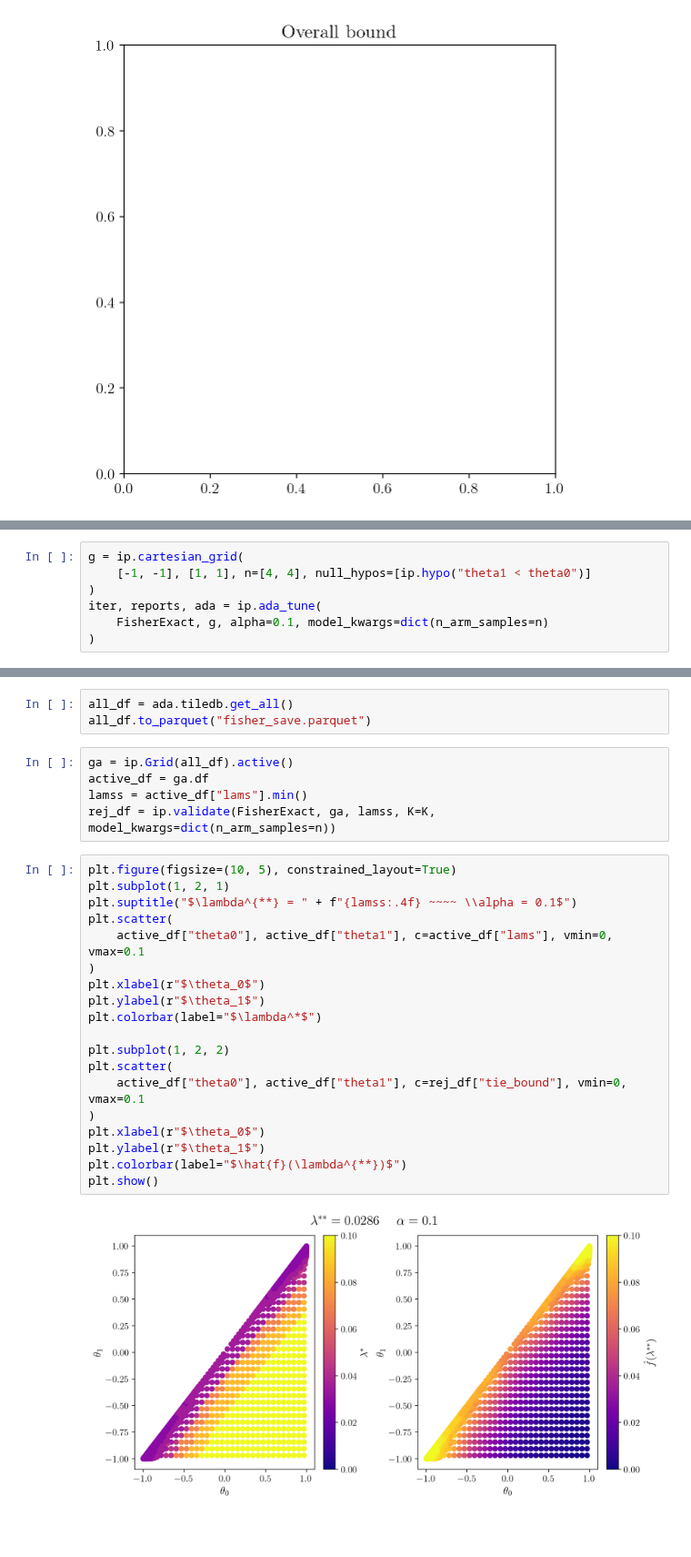
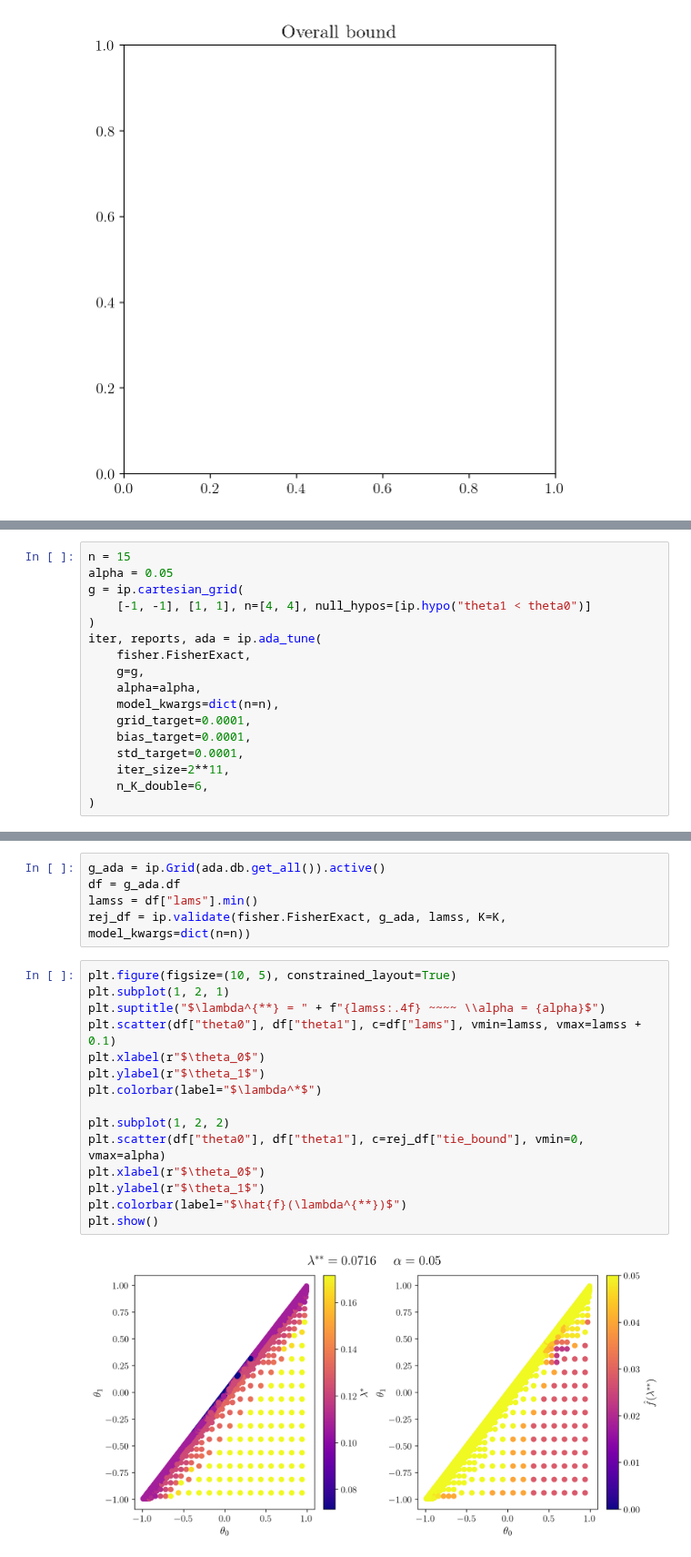
Before and after one commit to Confirm-Solutions/confirmasaurus, a Jupyter notebook: research/design/fisher.ipynb, the cells around one changed output, grey strips where cells are left out. Shown at 91% size. Drawn from its saved outputs; the diff is of its cells as text; blank space fills up the shorter version.

Commit message:
Tuning Fisher exact, comparing against Boschloo and Barnard.

```diff
--- a/research/design/fisher.ipynb
+++ b/research/design/fisher.ipynb
@@ -33,9 +147,19 @@ KeyError: 'theta1'
 # %%
+n = 15
+alpha = 0.05
 g = ip.cartesian_grid(
     [-1, -1], [1, 1], n=[4, 4], null_hypos=[ip.hypo("theta1 < theta0")]
 )
 iter, reports, ada = ip.ada_tune(
-    FisherExact, g, alpha=0.1, model_kwargs=dict(n_arm_samples=n)
+    fisher.FisherExact,
+    g=g,
+    alpha=alpha,
+    model_kwargs=dict(n=n),
+    grid_target=0.0001,
+    bias_target=0.0001,
+    std_target=0.0001,
+    iter_size=2**11,
+    n_K_double=6,
 )
 # %% [output]
 {
@@ -270,32 +394,25 @@ iter, reports, ada = ip.ada_tune(
-# %%
-all_df = ada.tiledb.get_all()
-all_df.to_parquet("fisher_save.parquet")
 # %%
-ga = ip.Grid(all_df).active()
-active_df = ga.df
-lamss = active_df["lams"].min()
-rej_df = ip.validate(FisherExact, ga, lamss, K=K, model_kwargs=dict(n_arm_samples=n))
+g_ada = ip.Grid(ada.db.get_all()).active()
+df = g_ada.df
+lamss = df["lams"].min()
+rej_df = ip.validate(fisher.FisherExact, g_ada, lamss, K=K, model_kwargs=dict(n=n))
 # %%
 plt.figure(figsize=(10, 5), constrained_layout=True)
 plt.subplot(1, 2, 1)
-plt.suptitle("$\lambda^{**} = " + f"{lamss:.4f} ~~~~ \\alpha = 0.1$")
-plt.scatter(
-    active_df["theta0"], active_df["theta1"], c=active_df["lams"], vmin=0, vmax=0.1
-)
+plt.suptitle("$\lambda^{**} = " + f"{lamss:.4f} ~~~~ \\alpha = {alpha}$")
+plt.scatter(df["theta0"], df["theta1"], c=df["lams"], vmin=lamss, vmax=lamss + 0.1)
 plt.xlabel(r"$\theta_0$")
 plt.ylabel(r"$\theta_1$")
 plt.colorbar(label="$\lambda^*$")
 
 plt.subplot(1, 2, 2)
-plt.scatter(
-    active_df["theta0"], active_df["theta1"], c=rej_df["tie_bound"], vmin=0, vmax=0.1
-)
+plt.scatter(df["theta0"], df["theta1"], c=rej_df["tie_bound"], vmin=0, vmax=alpha)
 plt.xlabel(r"$\theta_0$")
 plt.ylabel(r"$\theta_1$")
 plt.colorbar(label="$\hat{f}(\lambda^{**})$")
 plt.show()
 # %% [output]
-[figure, old version]
+[figure, new version]
 # %%
 import pandas as pd
 
```
Also changed, not shown: parts of 11 cells of this notebook, 4 other files.
